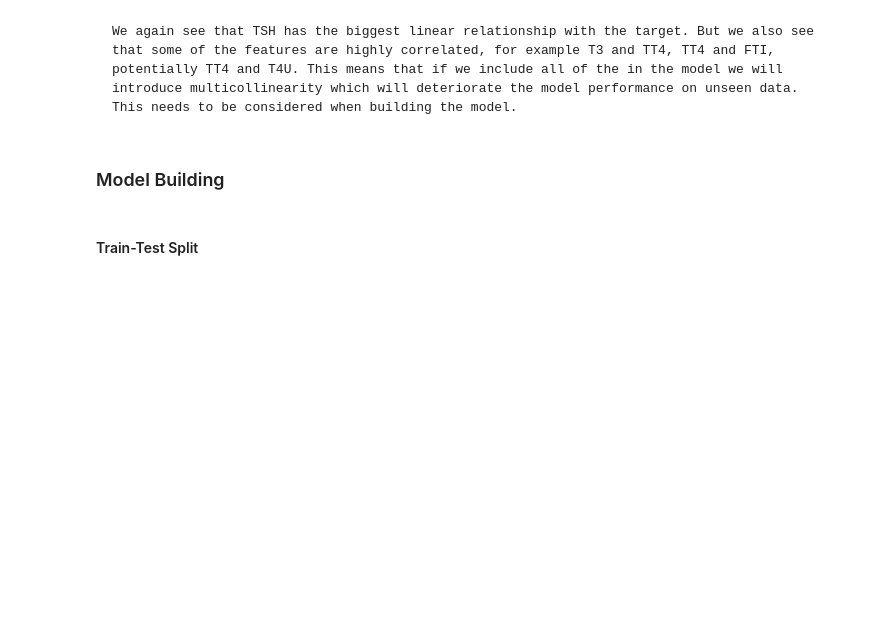
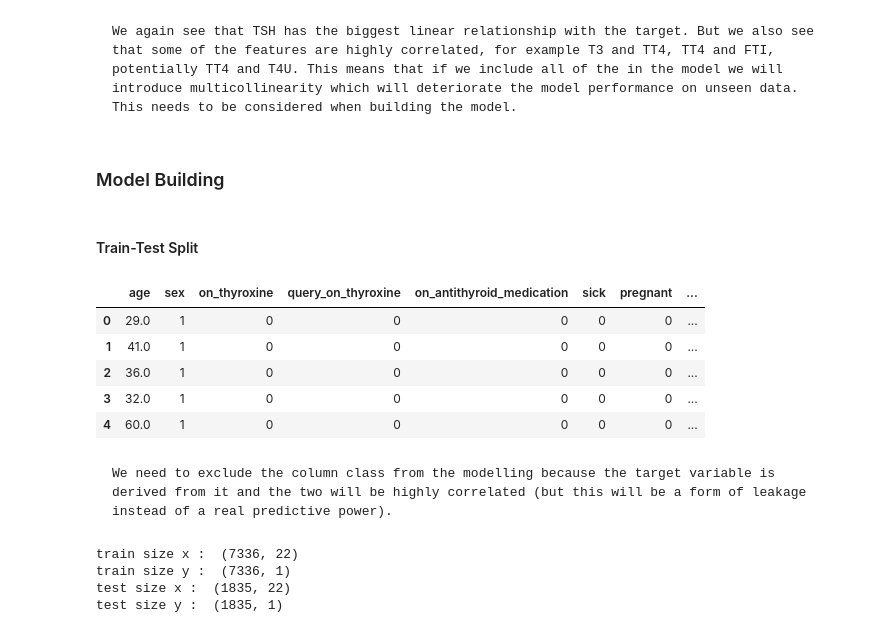
Before and after one commit to kchomakova/ai_upskill_2025_datascience, a Jupyter notebook: notebooks/Predict Hypothyroidism.ipynb, the cells around one changed output. Saved outputs shown, nothing was run; the diff lists cells and outputs as text; code cells hidden in the pictures; blank space fills up the shorter version.

```diff
--- a/notebooks/Predict Hypothyroidism.ipynb
+++ b/notebooks/Predict Hypothyroidism.ipynb
@@ -412,3 +473,13 @@ dtype: int64
+# %%
+original_columns = thyroid_disease_data.columns
+
+thyroid_disease_data = pd.merge(
+    imputed_data[['tsh', 'tt4']],
+    thyroid_disease_data[[col for col in original_columns if col not in ['tsh', 'tt4']]],
+    left_index=True,
+    right_index=True)
+
+thyroid_disease_data = thyroid_disease_data[original_columns]
 # %% [markdown]
 ### Exploratory Data Analysis
 # %% [markdown]
@@ -475,3 +546,16 @@ plt.show()
 ### Model Building
 # %% [markdown]
 #### Train-Test Split
+# %%
+modelling_data = thyroid_disease_data.copy()
+# %%
+modelling_data.head()
+# %% [output]
+|  | age | sex | on_thyroxine | query_on_thyroxine | on_antithyroid_medication | sick | pregnant | ... |
+| 0 | 29.0 | 1 | 0 | 0 | 0 | 0 | 0 | ... |
+| 1 | 41.0 | 1 | 0 | 0 | 0 | 0 | 0 | ... |
+| 2 | 36.0 | 1 | 0 | 0 | 0 | 0 | 0 | ... |
+| 3 | 32.0 | 1 | 0 | 0 | 0 | 0 | 0 | ... |
+| 4 | 60.0 | 1 | 0 | 0 | 0 | 0 | 0 | ... |
+# %% [markdown]
+    We need to exclude the column class from the modelling because the target variable is derived from it and the two will be highly correlated (but this will be a form of leakage instead of a real predictive power).
@@ -477,0 +569,10 @@ plt.show()
+# %%
+print("train size x : ",x_train.shape)
+print("train size y : ",y_train.shape)
+print("test size x : ",x_test.shape)
+print("test size y : ",y_test.shape)
+# %% [output]
+train size x :  (7336, 22)
+train size y :  (7336, 1)
+test size x :  (1835, 22)
+test size y :  (1835, 1)
```
Also changed, not shown: parts of 24 cells of this notebook.
